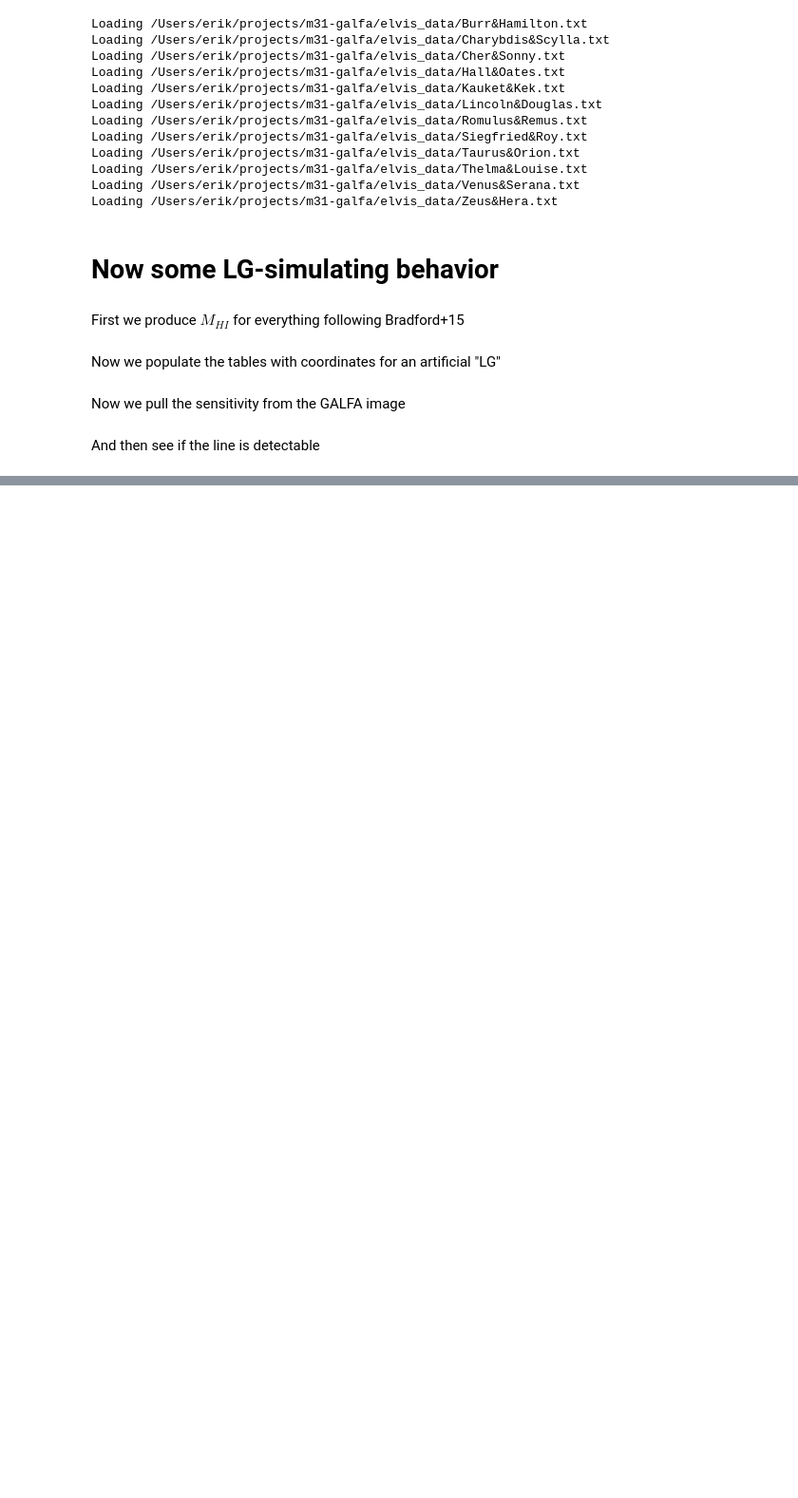
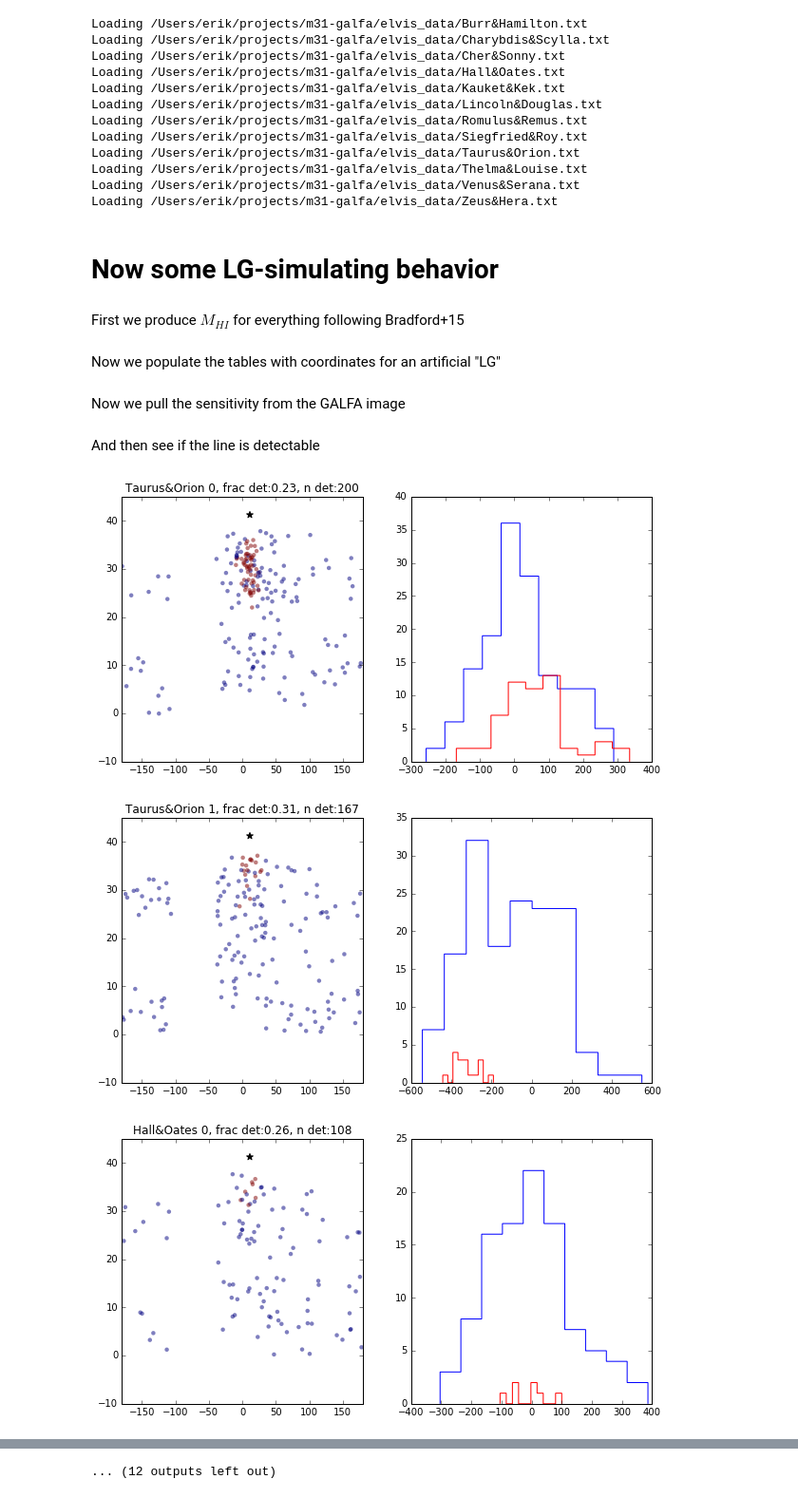
Before and after one commit to eteq/galvis, a Jupyter notebook: ELVIS-GALFA-M31.ipynb, the cells around one changed output, grey strips where cells are left out. Shown at 95% size. Drawn from its saved outputs; the diff is of its cells as text; code cells hidden in the pictures; blank space fills up the shorter version.

```diff
--- a/ELVIS-GALFA-M31.ipynb
+++ b/ELVIS-GALFA-M31.ipynb
@@ -46,16 +54,14 @@ First we produce $M_{HI}$ for everything following Bradford+15
 # produce HI masses for each table
 for tab in elvii_pairs.values():
     Ms = tab['Mstar_preferred']
-    tab['MHI'] = Ms
+    tab['MHI'] = bradford_15_mstar_to_mgas(Ms)
 # %% [markdown]
 Now we populate the tables with coordinates for an artificial "LG"
 # %%
-earth_location = [8.5,0, 0]*u.kpc
-
 for tab in elvii_pairs.values():
     #these add host{n}_lat/host{n}_lon/host{n}_dist
-    data_loaders.add_oriented_radecs(tab, 0, 1, target_coord=m31, earth_location=earth_location)
-    data_loaders.add_oriented_radecs(tab, 1, 0, target_coord=m31, earth_location=earth_location)
+    data_loaders.add_oriented_radecs(tab, 0, 1, target_coord=m31)
+    data_loaders.add_oriented_radecs(tab, 1, 0, target_coord=m31)
 # %% [markdown]
 Now we pull the sensitivity from the GALFA image
 # %%
@@ -71,16 +77,44 @@ for tab in elvii_pairs.values():
 
         sens = np.zeros(len(tab), dtype=galfa_sens.dtype)*galfa_sens.unit
         sens[msk] = galfa_sens[xp[msk], yp[msk]]
+        sens[sens==0] = np.inf
 
         tab['closest_sens{}'.format(i)] = sens
 # %% [markdown]
 And then see if the line is detectable
-# %%
-for tab in elvii_pairs.values():
-    MHI = tab['MHI']
-    for i in (0, 1):
-        sens = tab['closest_sens{}'.format(i)]
-
-        MHI_limit = (1*u.Msun*u.s*u.arcmin**-2)/sens#FIX THIS
-
-        tab['detectable{}'.format(i)] = MHI_limit > MHI
+# %%
+for name, tab in elvii_pairs.items():
+    MHI = tab['MHI']
+    for i in (0, 1):
+        sens = tab['closest_sens{}'.format(i)]
+        det = sens*tab['host{}_dist'.format(i)]**2 < MHI
+        tab['detectable{}'.format(i)] = det
+
+        fracdet = np.sum(det)/np.sum(np.isfinite(sens))
+
+        ra = tab['host{}_lon'.format(i)]
+        dec = tab['host{}_lat'.format(i)]
+
+        otheridx = 1 if i==0 else 0
+        x, y, z = tab['X'], tab['Y'], tab['Z']
+        dother = ((x-x[otheridx])**2+(y-y[otheridx])**2+(z-z[otheridx])**2)**0.5
+        inrvir = dother < tab['Rvir'][otheridx]
+
+        plt.figure(figsize=(10, 5))
+
+        plt.subplot(1,2, 1)
+        plt.scatter(ra[det].wrap_at(180*u.deg).deg, dec[det].deg, c=inrvir[det],lw=0, alpha=.5)
+        plt.scatter(ra[otheridx].wrap_at(180*u.deg).deg, dec[otheridx].deg, color='k', alpha=1, marker='*', s=50)
+        plt.title('{} {}, frac det:{:.2}, n det:{}'.format(name, i, fracdet, np.sum(det)))
+        plt.xlim(-180, 180)
+        plt.ylim(-10, 45)
+
+        plt.subplot(1,2, 2)
+        vr = tab['host{}_vrlsr'.format(i)]
+        plt.hist(vr[det&~inrvir].value, color='b', histtype='step')
+        plt.hist(vr[det&inrvir].value, color='r', histtype='step')
+        plt.axvline(vr[i])
+# %% [output]
+[figure, added]
+[figure, added]
+[figure, added]
@@ -86,0 +130 @@ for tab in elvii_pairs.values():
+... (12 outputs left out)
```
Also changed, not shown: parts of 3 cells of this notebook, 1 other file.
